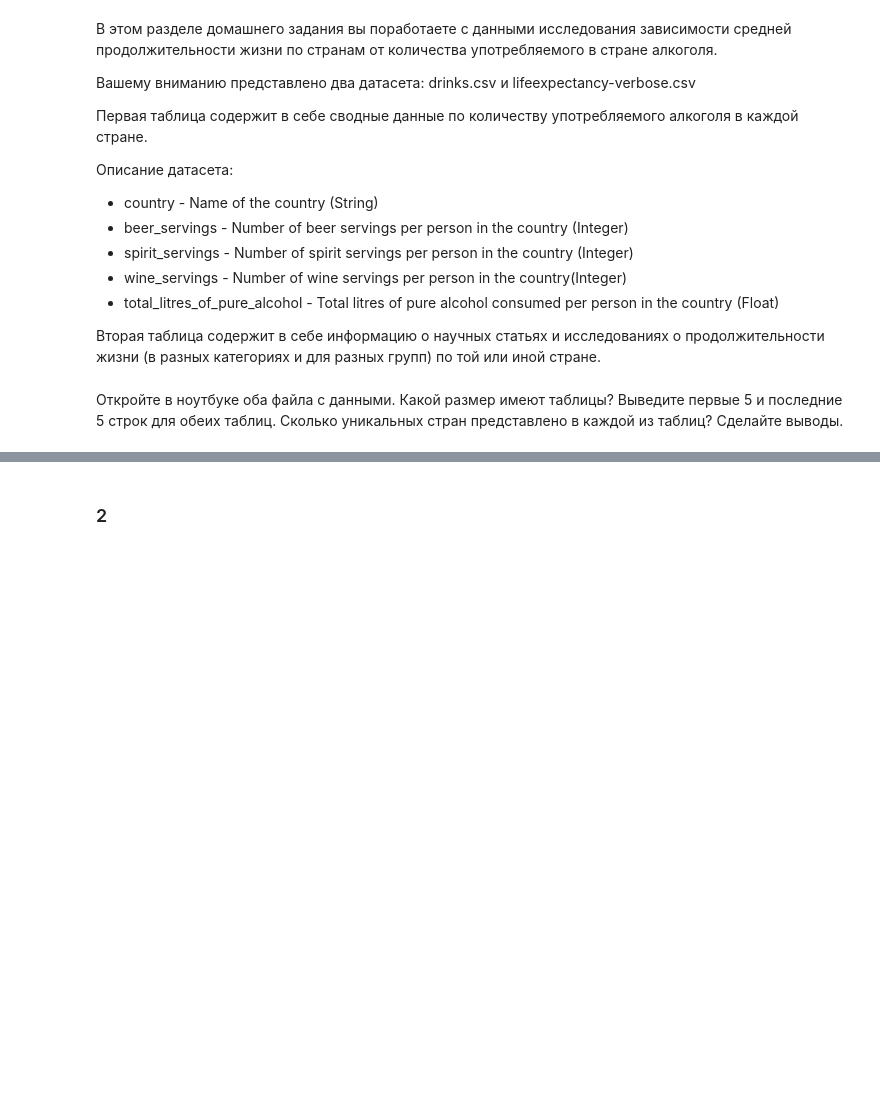
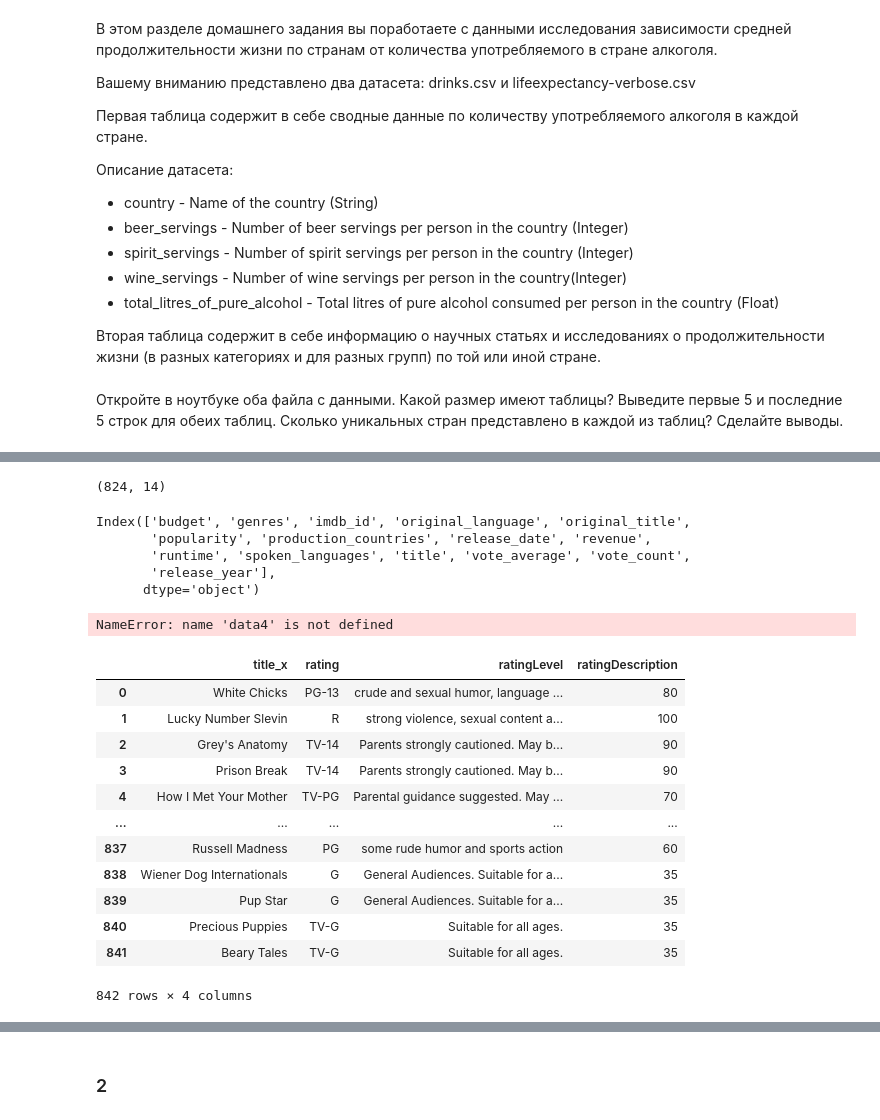
Before and after one commit to evslou/DS, a Jupyter notebook: MMDA&ML/HW 1 - Numpy. Pandas.ipynb, the cells around one changed output, grey strips where cells are left out. Drawn from its saved outputs; the diff is of its cells as text; code cells hidden in the pictures; blank space fills up the shorter version.

```diff
--- a/MMDA&ML/HW 1 - Numpy. Pandas.ipynb
+++ b/MMDA&ML/HW 1 - Numpy. Pandas.ipynb
@@ -333,0 +315,10 @@ pd.concat([drinks.head(5), drinks.tail(5)])
+# %%
+tmdb = pd.read_csv("/Users/nikitaevseev/Downloads/tmdb_all_data.csv", lineterminator='\n')
+tmdb.columns
+# %%
+tmdb.drop(['Unnamed: 0', 'adult', 'backdrop_path', 'homepage', 'belongs_to_collection', 'id', 'overview', 'poster_path', 'production_companies', 'status', 'tagline', 'video'], inplace=True, axis=1)
+tmdb.head(2)
+# %%
+data = pd.read_excel('/Users/nikitaevseev/Downloads/NetflixShows.xlsx')
+data = data.drop_duplicates()
+data.head(3)
@@ -333,0 +349,5 @@ pd.concat([drinks.head(5), drinks.tail(5)])
+# %%
+tmdb2 = tmdb[(tmdb.title.isin(data.title)) | (tmdb.original_title.isin(data.title))]
+tmdb2.shape
+# %% [output]
+(824, 14)
@@ -333,0 +358,2 @@ pd.concat([drinks.head(5), drinks.tail(5)])
+# %%
+data4 = pd.merge(data, tmdb, how='left', left_on=['title'], right_on=['original_title'])
@@ -333,0 +367,8 @@ pd.concat([drinks.head(5), drinks.tail(5)])
+# %%
+tmdb.columns
+# %% [output]
+Index(['budget', 'genres', 'imdb_id', 'original_language', 'original_title',
+       'popularity', 'production_countries', 'release_date', 'revenue',
+       'runtime', 'spoken_languages', 'title', 'vote_average', 'vote_count',
+       'release_year'],
+      dtype='object')
@@ -334,3 +380,26 @@ pd.concat([drinks.head(5), drinks.tail(5)])
+# %%
+data4.dropna(subset=['budget', 'genres', 'imdb_id', 'original_language', 'original_title',
+       'popularity', 'production_countries', 'release_date', 'revenue',
+       'runtime', 'spoken_languages', 'title', 'vote_average', 'vote_count',
+       'release_year'])
+# %% [output]
+NameError: name 'data4' is not defined
+# %%
+data4[['title_x', 'rating', 'ratingLevel', 'ratingDescription']]
+# %% [output]
+|  | title_x | rating | ratingLevel | ratingDescription |
+| 0 | White Chicks | PG-13 | crude and sexual humor, language ... | 80 |
+| 1 | Lucky Number Slevin | R | strong violence, sexual content a... | 100 |
+| 2 | Grey's Anatomy | TV-14 | Parents strongly cautioned. May b... | 90 |
+| 3 | Prison Break | TV-14 | Parents strongly cautioned. May b... | 90 |
+| 4 | How I Met Your Mother | TV-PG | Parental guidance suggested. May ... | 70 |
+| ... | ... | ... | ... | ... |
+| 837 | Russell Madness | PG | some rude humor and sports action | 60 |
+| 838 | Wiener Dog Internationals | G | General Audiences. Suitable for a... | 35 |
+| 839 | Pup Star | G | General Audiences. Suitable for a... | 35 |
+| 840 | Precious Puppies | TV-G | Suitable for all ages. | 35 |
+| 841 | Beary Tales | TV-G | Suitable for all ages. | 35 |
+842 rows × 4 columns
 # %%
 lifeExp = pd.read_csv("/Users/nikitaevseev/Desktop/DS/MMDA&ML/lifeexpectancy-verbose.csv")
 print('Размер таблицы: ' + str(lifeExp.shape))
```
Also changed, not shown: parts of 13 cells of this notebook, 10 other files.
